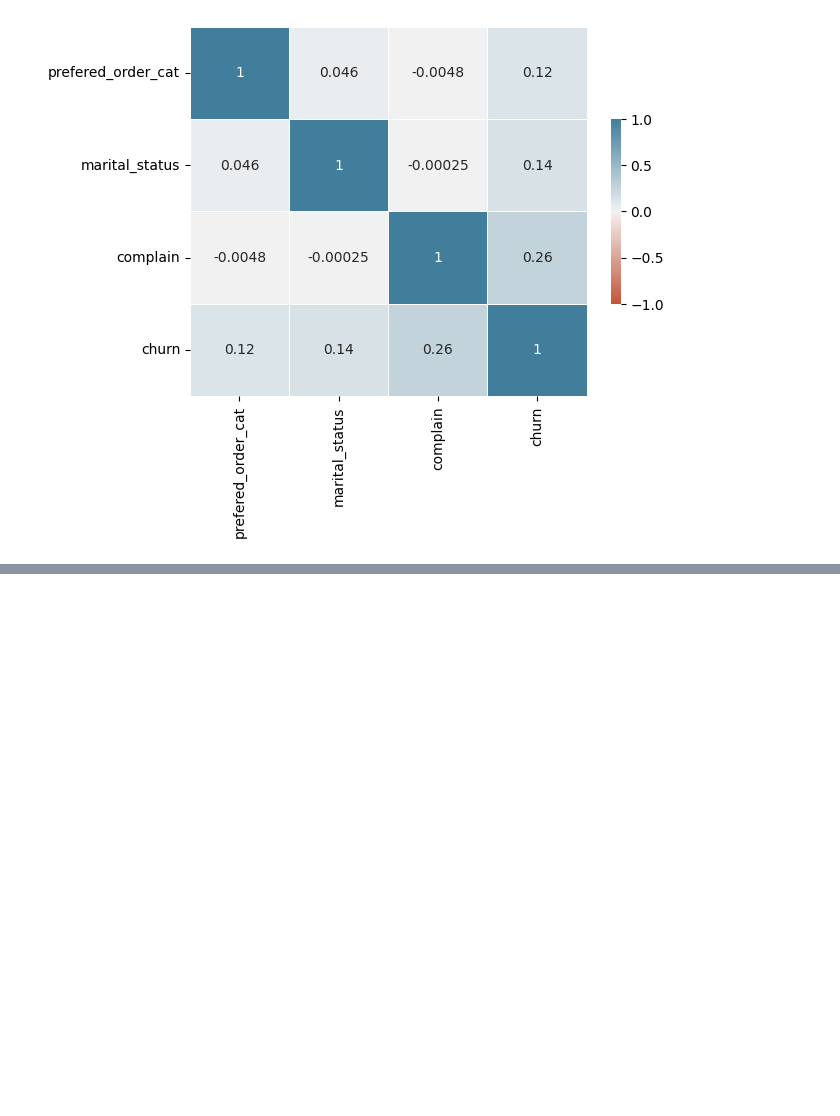
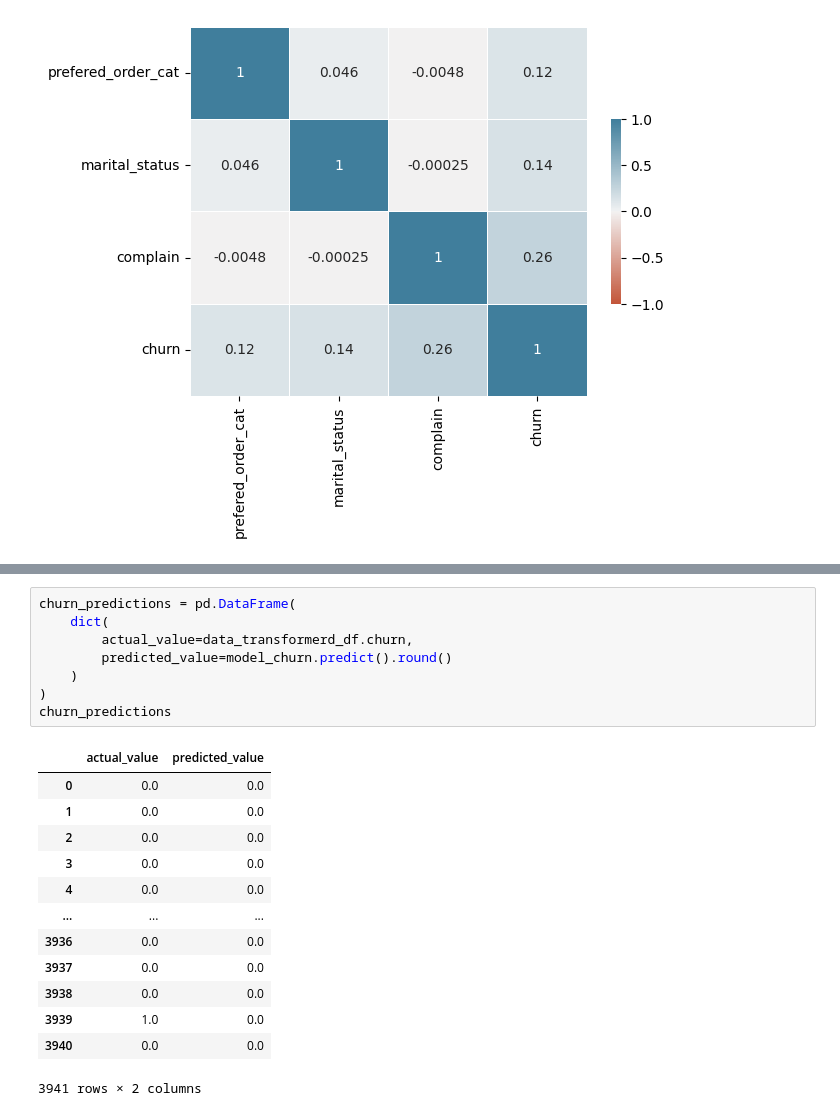
Before and after one commit to cesarmayta/BOOTCAMP_DSG1, a Jupyter notebook: trabajo_final_modulo4/TRABAJO_FINAL_MODULO_4_CESARMAYTA.ipynb, the cells around one changed output, grey strips where cells are left out. Cells and saved outputs as stored; diff of their text form; blank space fills up the shorter version.

```diff
--- a/trabajo_final_modulo4/TRABAJO_FINAL_MODULO_4_CESARMAYTA.ipynb
+++ b/trabajo_final_modulo4/TRABAJO_FINAL_MODULO_4_CESARMAYTA.ipynb
@@ -373,0 +417,22 @@ sns.heatmap(
+# %%
+churn_predictions = pd.DataFrame(
+    dict(
+        actual_value=data_transformerd_df.churn,
+        predicted_value=model_churn.predict().round()
+    )
+)
+churn_predictions
+# %% [output]
+|  | actual_value | predicted_value |
+| 0 | 0.0 | 0.0 |
+| 1 | 0.0 | 0.0 |
+| 2 | 0.0 | 0.0 |
+| 3 | 0.0 | 0.0 |
+| 4 | 0.0 | 0.0 |
+| ... | ... | ... |
+| 3936 | 0.0 | 0.0 |
+| 3937 | 0.0 | 0.0 |
+| 3938 | 0.0 | 0.0 |
+| 3939 | 1.0 | 0.0 |
+| 3940 | 0.0 | 0.0 |
+3941 rows × 2 columns
```
Also changed, not shown: parts of 8 cells of this notebook.
